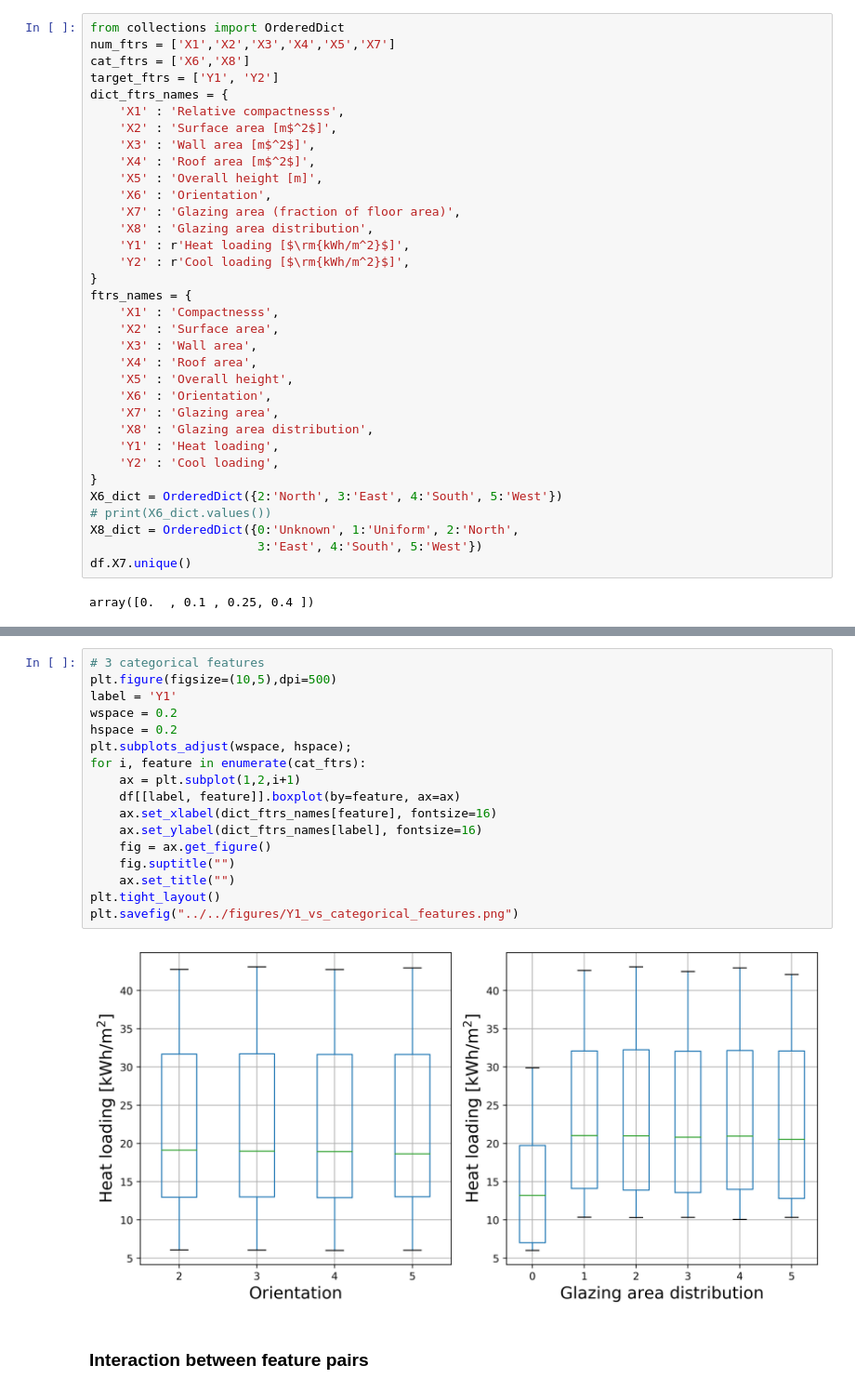
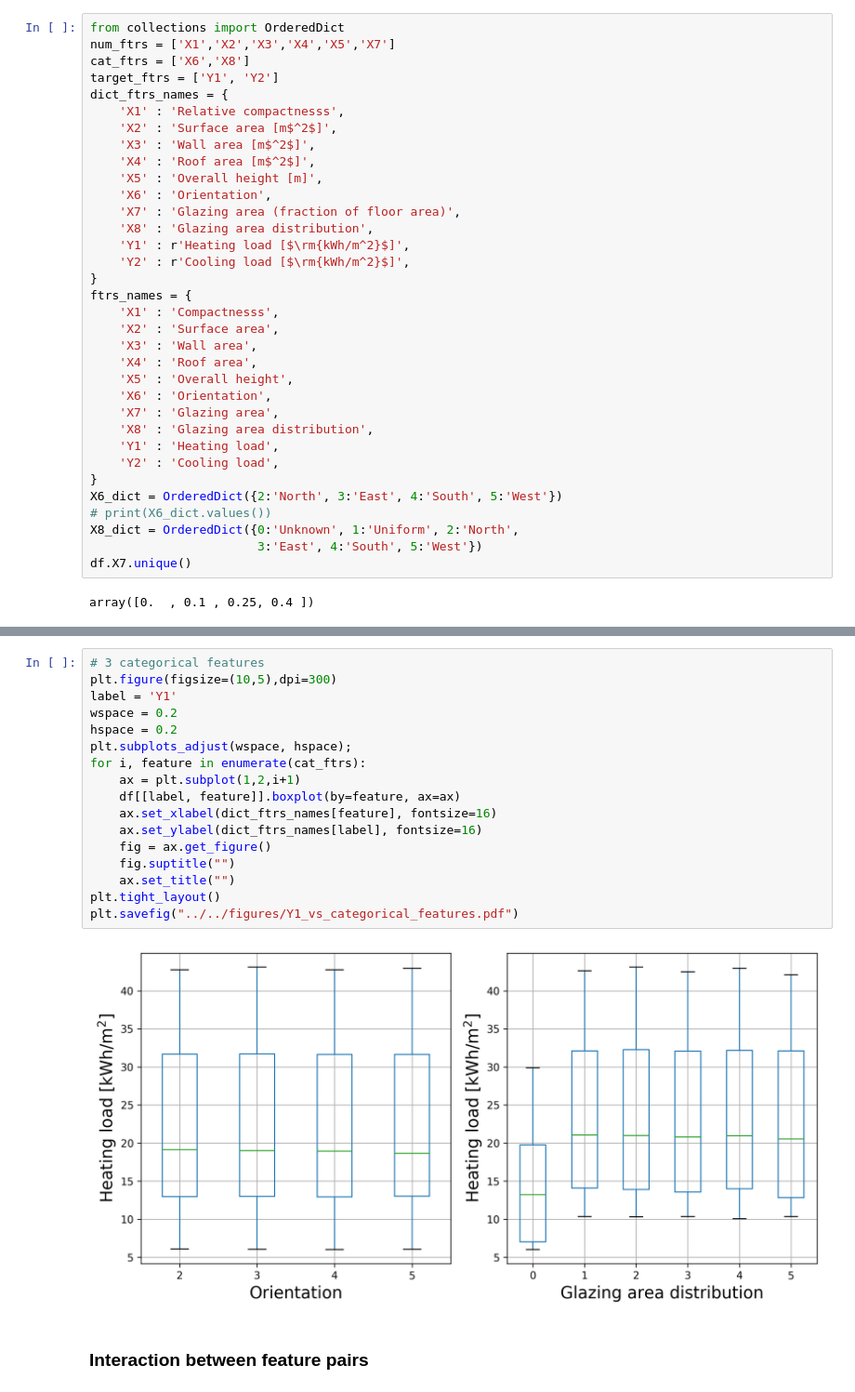
Before and after one commit to cengc13/DATA1030_final_project, a Jupyter notebook: src/features/EDA_for_regression.ipynb, the cells around one changed output, grey strips where cells are left out. Shown: that part at 93% size. Drawn from its saved outputs; the diff is of its cells as text.

```diff
--- a/src/features/EDA_for_regression.ipynb
+++ b/src/features/EDA_for_regression.ipynb
@@ -46,8 +46,8 @@ dict_ftrs_names = {
     'X6' : 'Orientation',
     'X7' : 'Glazing area (fraction of floor area)',
     'X8' : 'Glazing area distribution',
-    'Y1' : r'Heat loading [$\rm{kWh/m^2}$]',
-    'Y2' : r'Cool loading [$\rm{kWh/m^2}$]',
+    'Y1' : r'Heating load [$\rm{kWh/m^2}$]',
+    'Y2' : r'Cooling load [$\rm{kWh/m^2}$]',
 }
 ftrs_names = {
     'X1' : 'Compactnesss',
@@ -58,8 +58,8 @@ ftrs_names = {
     'X6' : 'Orientation',
     'X7' : 'Glazing area',
     'X8' : 'Glazing area distribution',
-    'Y1' : 'Heat loading',
-    'Y2' : 'Cool loading',
+    'Y1' : 'Heating load',
+    'Y2' : 'Cooling load',
 }
 X6_dict = OrderedDict({2:'North', 3:'East', 4:'South', 5:'West'})
 # print(X6_dict.values())
@@ -100,22 +100,22 @@ plt.savefig("../../figures/Y1_vs_continuous_features.png")
 # %%
 # 3 categorical features
-plt.figure(figsize=(10,5),dpi=500)
+plt.figure(figsize=(10,5),dpi=300)
 label = 'Y1'
 wspace = 0.2
 hspace = 0.2
 plt.subplots_adjust(wspace, hspace);
 for i, feature in enumerate(cat_ftrs):
     ax = plt.subplot(1,2,i+1)
     df[[label, feature]].boxplot(by=feature, ax=ax)
     ax.set_xlabel(dict_ftrs_names[feature], fontsize=16)
     ax.set_ylabel(dict_ftrs_names[label], fontsize=16)
     fig = ax.get_figure()
     fig.suptitle("")
     ax.set_title("")
 plt.tight_layout()
-plt.savefig("../../figures/Y1_vs_categorical_features.png")
+plt.savefig("../../figures/Y1_vs_categorical_features.pdf")
 # %% [output]
-[figure, old version]
+[figure, new version]
 # %% [markdown]
 ### Interaction between feature pairs
 # %%
```
Also changed, not shown: parts of 5 cells of this notebook, 8 other files.
